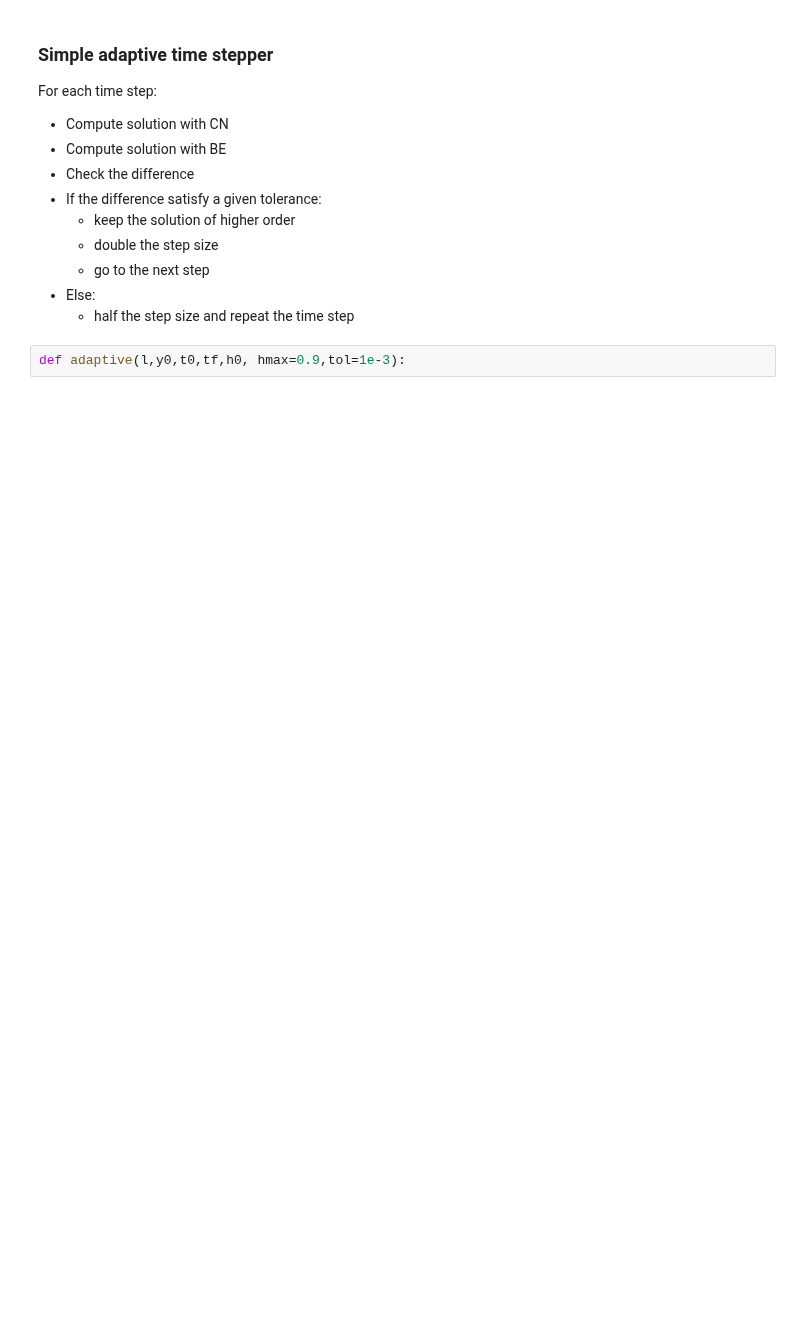
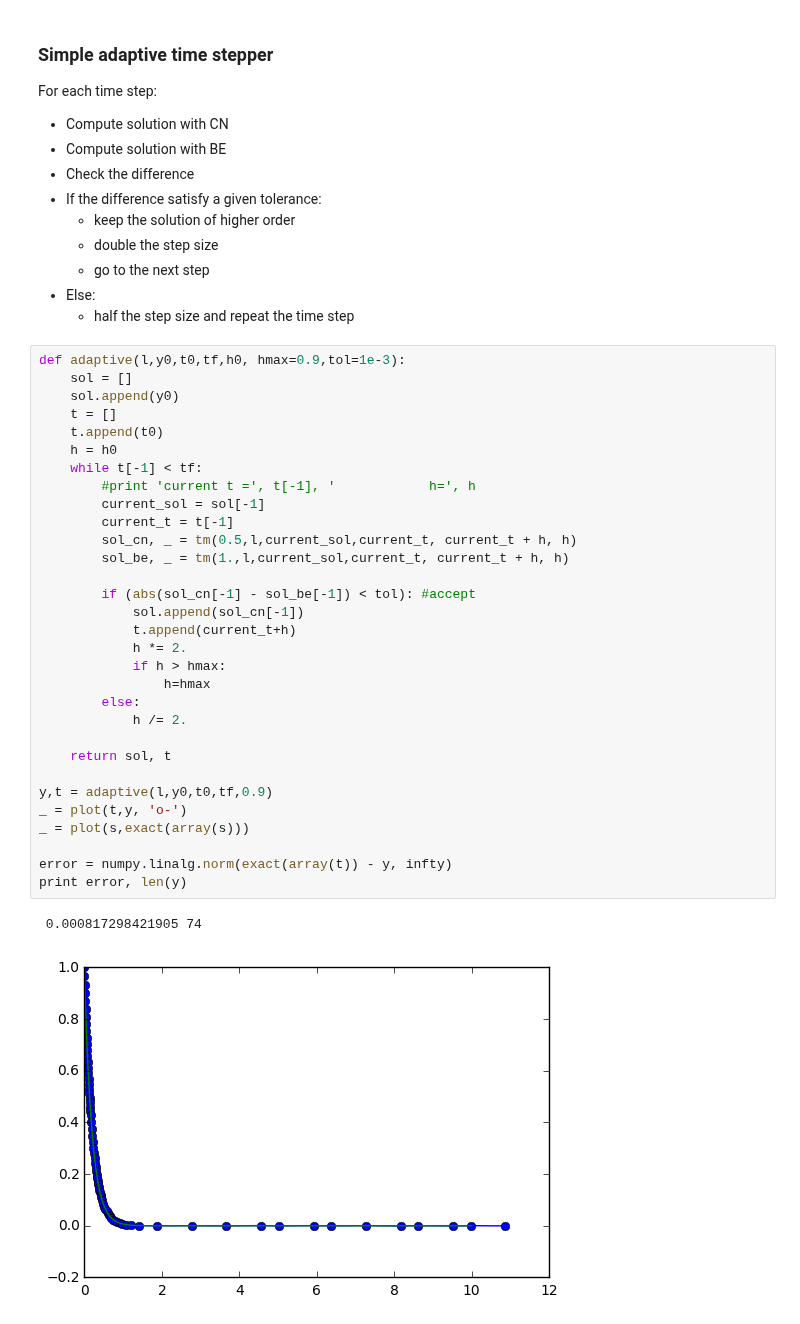
Before and after one commit to sissa/P1.4_seed, a Jupyter notebook: python-lectures/13_ode.ipynb, the cells around one changed output. Saved outputs shown, nothing was run; the diff lists cells and outputs as text; blank space fills up the shorter version.

```diff
--- a/python-lectures/13_ode.ipynb
+++ b/python-lectures/13_ode.ipynb
@@ -77,5 +135,37 @@ For each time step:
     - go to the next step
 - Else:
     - half the step size and repeat the time step
-# %%
-def adaptive(l,y0,t0,tf,h0, hmax=0.9,tol=1e-3):
+# %%
+def adaptive(l,y0,t0,tf,h0, hmax=0.9,tol=1e-3):
+    sol = []
+    sol.append(y0)
+    t = []
+    t.append(t0)
+    h = h0
+    while t[-1] < tf:
+        #print 'current t =', t[-1], '            h=', h
+        current_sol = sol[-1]
+        current_t = t[-1]
+        sol_cn, _ = tm(0.5,l,current_sol,current_t, current_t + h, h)
+        sol_be, _ = tm(1.,l,current_sol,current_t, current_t + h, h)
+
+        if (abs(sol_cn[-1] - sol_be[-1]) < tol): #accept
+            sol.append(sol_cn[-1])
+            t.append(current_t+h)
+            h *= 2.
+            if h > hmax:
+                h=hmax
+        else:
+            h /= 2.
+
+    return sol, t
+
+y,t = adaptive(l,y0,t0,tf,0.9)
+_ = plot(t,y, 'o-')
+_ = plot(s,exact(array(s)))
+
+error = numpy.linalg.norm(exact(array(t)) - y, infty)
+print error, len(y)
+# %% [output]
+ 0.000817298421905 74
+[figure, added]
```
Also changed, not shown: parts of 6 cells of this notebook.
